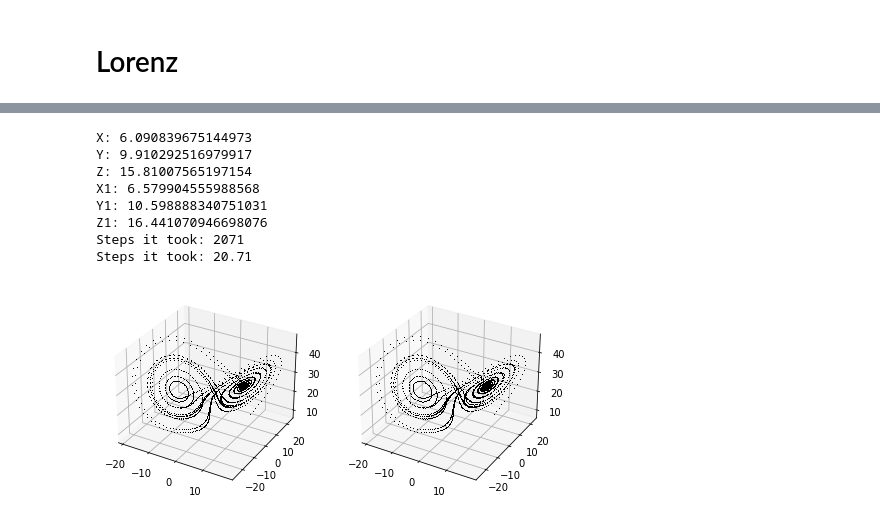
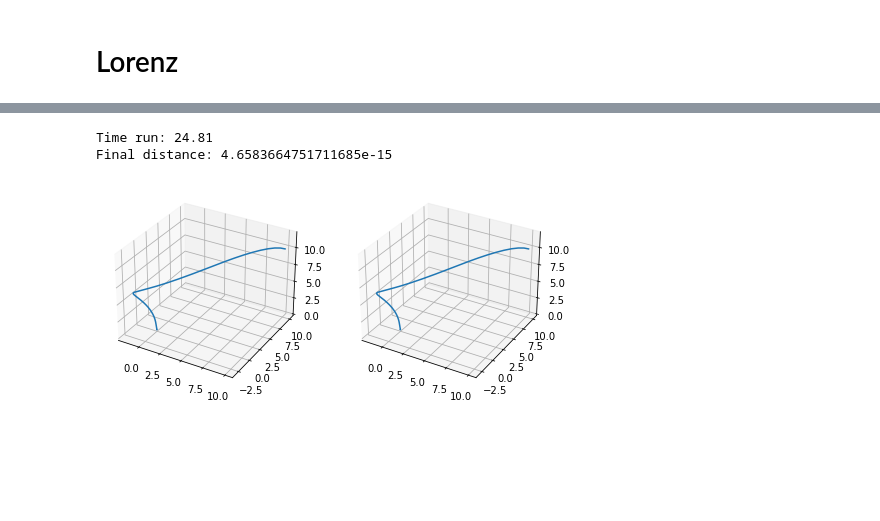
Before and after one commit to CodeMG/CrowdModellingExercise3, a Jupyter notebook: Task4.ipynb, the cells around one changed output, grey strips where cells are left out. Cells and saved outputs as stored; diff of their text form; code cells hidden in the pictures; blank space fills up the shorter version.

```diff
--- a/Task4.ipynb
+++ b/Task4.ipynb
@@ -91,60 +132,46 @@ Z: 17.252734647859985
 # %%
 fig = plt.figure(figsize=plt.figaspect(0.5))
 ax = fig.add_subplot(1, 2, 1, projection='3d')
 ax1 = fig.add_subplot(1, 2, 2, projection='3d')
 
+
 X = 10
 Y = 10
 Z = 10
+
 X1 = 10+0.00000001
 Y1 = 10
 Z1 = 10
+
 sigma = 10
-rho = 28
+rho = 0.5
 beta = 8/3
+
 dTau = 0.01
+timeEnd = 24.81
+steps = 2481
 
-counter = 0
-counter2 = 0
-
-distance = np.linalg.norm([X-X1,Y-Y1,Z-Z1])
-while distance < 1 :
+def lorenz(t,point,sigma,beta,rho):
+    X,Y,Z = point
     dX = -sigma*X + sigma*Y
     dY = -X * Z + rho*X - Y
     dZ = X*Y-beta*Z
-    X = X + dX*dTau
-    Y = Y + dY*dTau
-    Z = Z + dZ*dTau
+    return dX,dY,dZ
 
-    dX1 = -sigma*X1 + sigma*Y1
-    dY1 = -X1 * Z1 + rho*X1 - Y1
-    dZ1 = X1*Y1-beta*Z1
-    X1 = X1 + dX1*dTau
-    Y1 = Y1 + dY1*dTau
-    Z1 = Z1 + dZ1*dTau
+t = np.linspace(0, timeEnd, steps)
+sol = solve_ivp(lorenz, (0, timeEnd), (X,Y,Z), args=(sigma, beta, rho),dense_output=True)
+sol1 = solve_ivp(lorenz, (0, timeEnd), (X1,Y1,Z1), args=(sigma, beta, rho),dense_output=True)
+x, y, z = sol.sol(t)
+x1, y1, z1 = sol1.sol(t)
+distance = np.sqrt(np.square(x-x1) + np.square(y-y1) + np.square(z-z1))
+print("Time run: " + str(timeEnd))
+print("Final distance: " + str(distance[steps-1]))
 
-    distance = np.linalg.norm([X-X1,Y-Y1,Z-Z1])
+ax.plot(x, y, z,alpha=1)
+ax1.plot(x1, y1, z1,alpha=1)
 
-    counter = counter + 1
-
-    ax.plot3D(X,Y,Z,',k')
-    ax1.plot3D(X1,Y1,Z1,',k')
-print("X: " + str(X))
-print("Y: " + str(Y))
-print("Z: " + str(Z))
-print("X1: " + str(X1))
-print("Y1: " + str(Y1))
-print("Z1: " + str(Z1))
-print("Steps it took: " + str(counter))
-print("Steps it took: " + str(counter*dTau))
 plt.show()
 # %% [output]
-X: 6.090839675144973
-Y: 9.910292516979917
-Z: 15.81007565197154
-X1: 6.579904555988568
-Y1: 10.598888340751031
-Z1: 16.441070946698076
-Steps it took: 2071
-Steps it took: 20.71
+Time run: 24.81
+Final distance: 4.6583664751711685e-15
-[figure, old version]
+[figure, new version]
```
Also changed, not shown: parts of 5 cells of this notebook.
